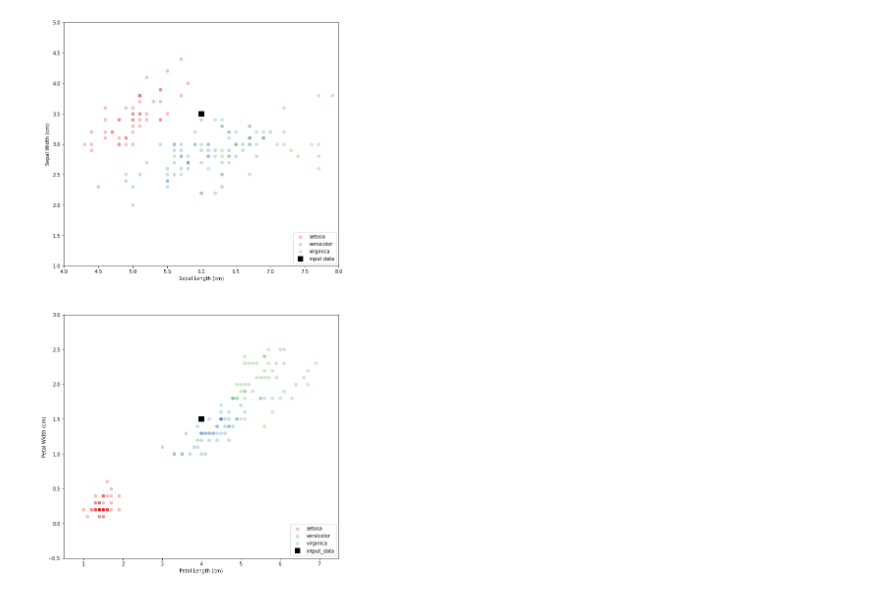
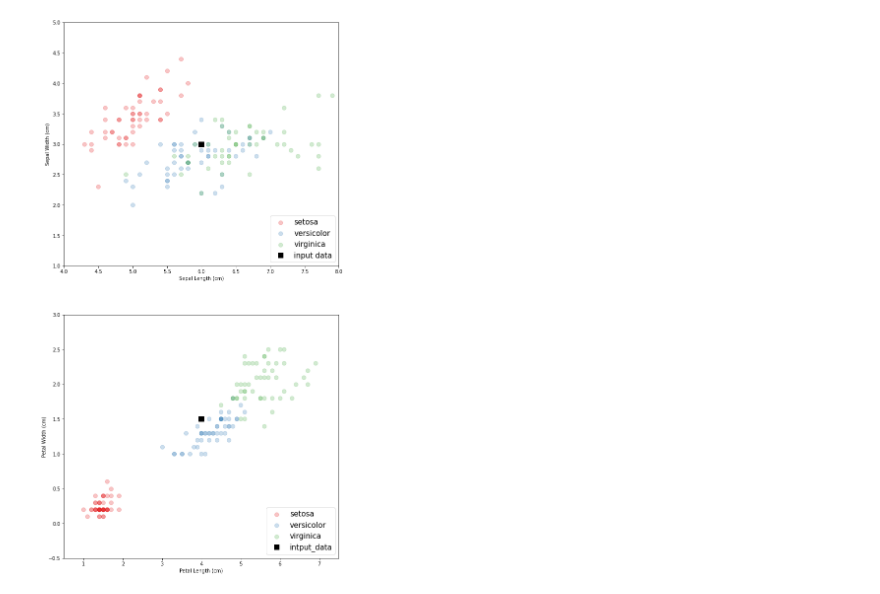
Before and after one commit to kevinnowland/mercury-demo, a Jupyter notebook: iris-test.ipynb, the cells around one changed output. Saved outputs shown, nothing was run; the diff lists cells and outputs as text; code cells hidden in the pictures.

```diff
--- a/iris-test.ipynb
+++ b/iris-test.ipynb
@@ -31,9 +31,14 @@ params:
 ---
 # %%
-sepal_length: float = 6
-sepal_width: float = 3.5
-petal_length: float = 4
-petal_width: float = 1.5
+sepal_length: float = 60
+sepal_width: float = 30
+petal_length: float = 40
+petal_width: float = 15
+# %%
+_sepal_length = sepal_length / 10
+_sepal_width = sepal_width / 10
+_petal_length = petal_length / 10
+_petal_width = petal_width / 10
 # %%
 import matplotlib.pyplot as plt
 import pickle
@@ -89,35 +92,37 @@ Predicted flower type:
 fig, ax = plt.subplots(2, 1, figsize=(10, 20))
 
 
 ax[0].set_xlabel("Sepal Length (cm)")
 ax[0].set_ylabel("Sepal Width (cm)")
 ax[0].set_xlim(4, 8)
 ax[0].set_ylim(1, 5)
 
 for i in range(3):
     ax[0].scatter(slengths[i],
                   swidths[i],
                   color=colors[i],
+                  s=67,
                   label=iris.target_names[i],
                   alpha=0.25)
 
-ax[0].plot(sepal_length, sepal_width, "sk", markersize=10, label="input data")
-ax[0].legend(loc="lower right")
+ax[0].plot(_sepal_length, _sepal_width, "sk", markersize=10, label="input data")
+ax[0].legend(loc="lower right", prop={"size": 15})
 
 
 ax[1].set_xlabel("Petal Length (cm)")
 ax[1].set_ylabel("Petal Width (cm)")
 ax[1].set_xlim(0.5, 7.5)
 ax[1].set_ylim(-0.5, 3)
 for i in range(3):
     ax[1].scatter(plengths[i],
                   pwidths[i],
                   color=colors[i],
+                  s=67,
                   label=iris.target_names[i],
                   alpha=0.25)
-ax[1].plot(petal_length, petal_width, "sk", markersize=10, label="intput_data")
-ax[1].legend(loc="lower right")
+ax[1].plot(_petal_length, _petal_width, "sk", markersize=10, label="intput_data")
+ax[1].legend(loc="lower right", prop={"size": 15})
 
 plt.show()
 # %% [output]
-[figure, old version]
+[figure, new version]
```
Also changed, not shown: parts of 2 cells of this notebook.
